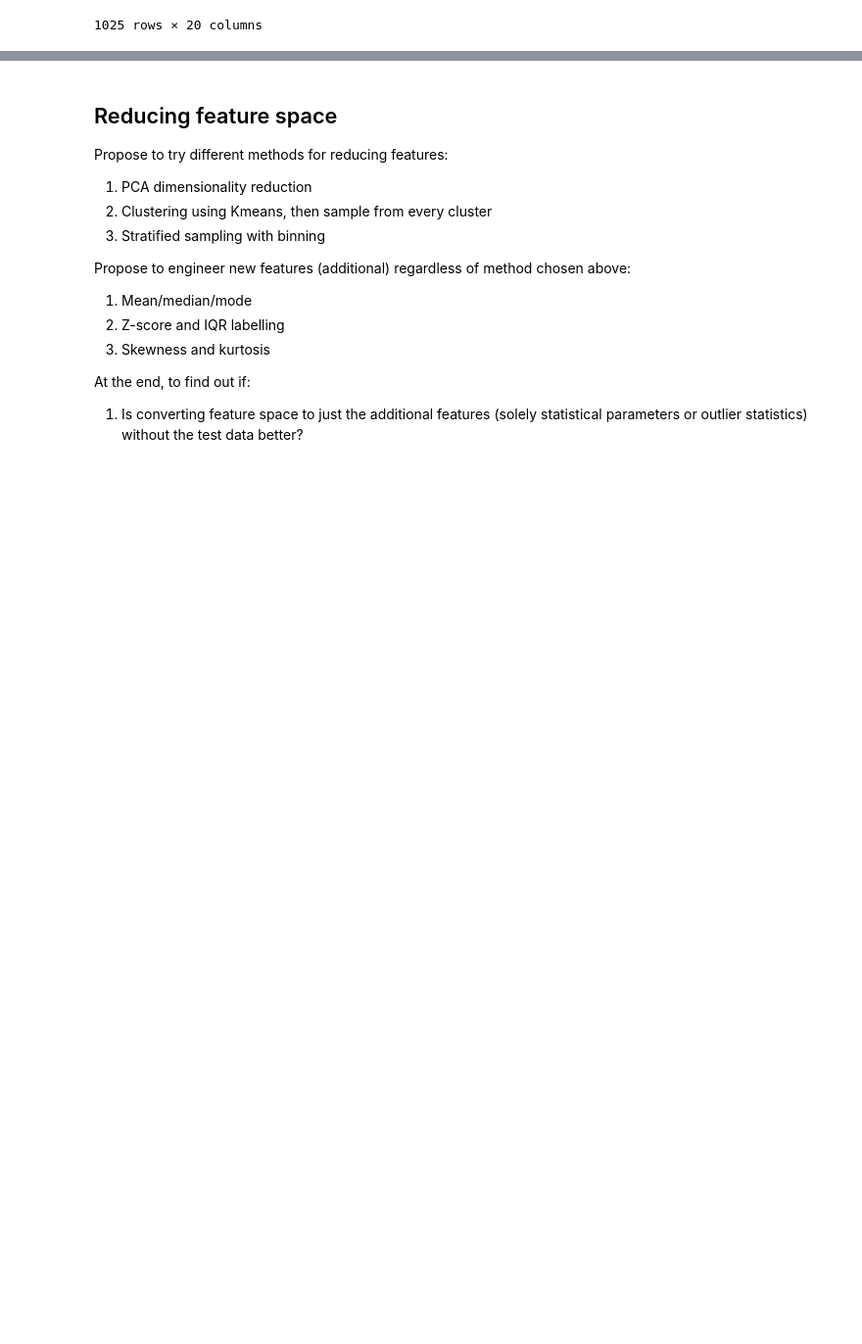
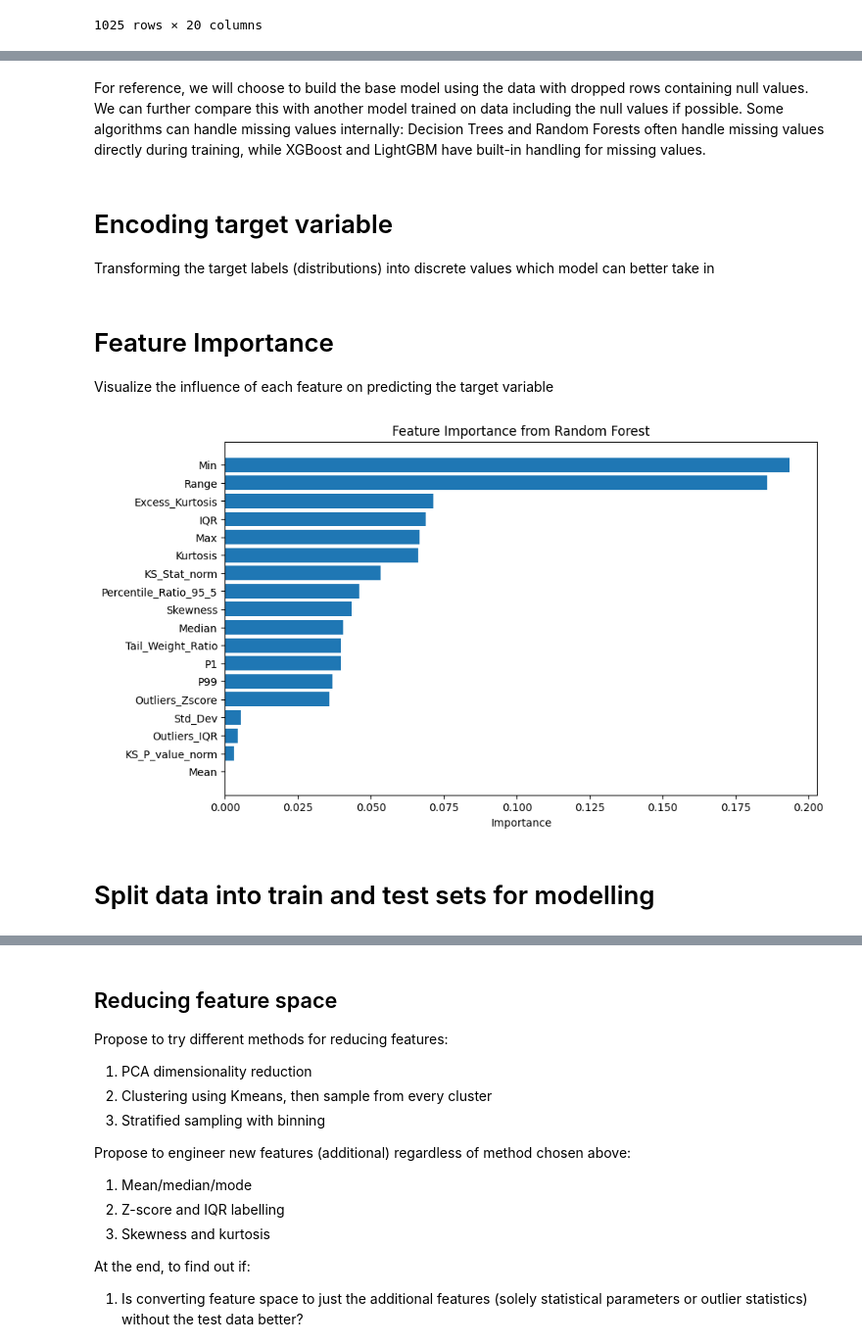
Before and after one commit to chan-cee/wafers, a Jupyter notebook: Luna Preprocessing.ipynb, the cells around one changed output, grey strips where cells are left out. Shown: that part at 98% size. Saved outputs shown, nothing was run; the diff lists cells and outputs as text; code cells hidden in the pictures; blank space fills up the shorter version.

Commit message:
Luna feature importance and base modelling

```diff
--- a/Luna Preprocessing.ipynb
+++ b/Luna Preprocessing.ipynb
@@ -527,0 +482,43 @@ stats.probplot(pd.Series(df_binary['Data'][1]), dist="norm", plot=plt)
+# %% [markdown]
+For reference, we will choose to build the base model using the data with dropped rows containing null values. We can further compare this with another model trained on data including the null values if possible.
+Some algorithms can handle missing values internally: Decision Trees and Random Forests often handle missing values directly during training, while XGBoost and LightGBM have built-in handling for missing values.
+# %% [markdown]
+# Encoding target variable
+Transforming the target labels (distributions) into discrete values which model can better take in
+# %%
+# encoding the target variable into numerical value (binary)
+from sklearn.preprocessing import LabelEncoder
+
+label_encoder = LabelEncoder()
+y_encoded = label_encoder.fit_transform(df_final_yk_nonull['Target'])
+# %% [markdown]
+# Feature Importance
+Visualize the influence of each feature on predicting the target variable
+# %%
+from sklearn.ensemble import RandomForestClassifier
+import pandas as pd
+
+columns_to_drop = ['Target', 'Name', 'Distribution Type']
+X = df_final_yk_nonull.drop(columns=columns_to_drop)  # Features
+y = y_encoded #df_final_yk_nonull['Target']
+
+model = RandomForestClassifier()
+model.fit(X, y)
+
+importances = model.feature_importances_
+
+importance_df = pd.DataFrame({
+    'Feature': X.columns,
+    'Importance': importances
+}).sort_values(by='Importance', ascending=True)
+
+import matplotlib.pyplot as plt
+plt.figure(figsize=(10, 6))
+plt.barh(importance_df['Feature'], importance_df['Importance'])
+plt.xlabel('Importance')
+plt.title('Feature Importance from Random Forest')
+plt.show()
+# %% [output]
+[figure, added]
+# %% [markdown]
+# Split data into train and test sets for modelling
```
Also changed, not shown: parts of 58 cells of this notebook.
